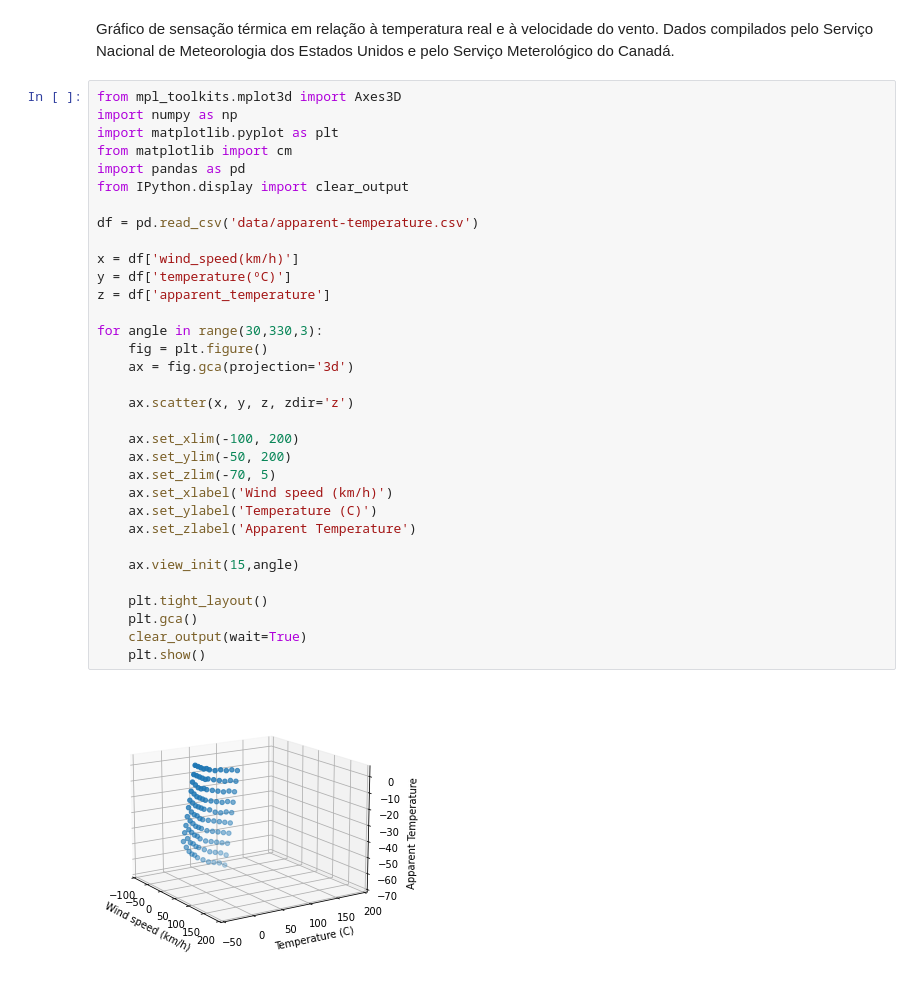
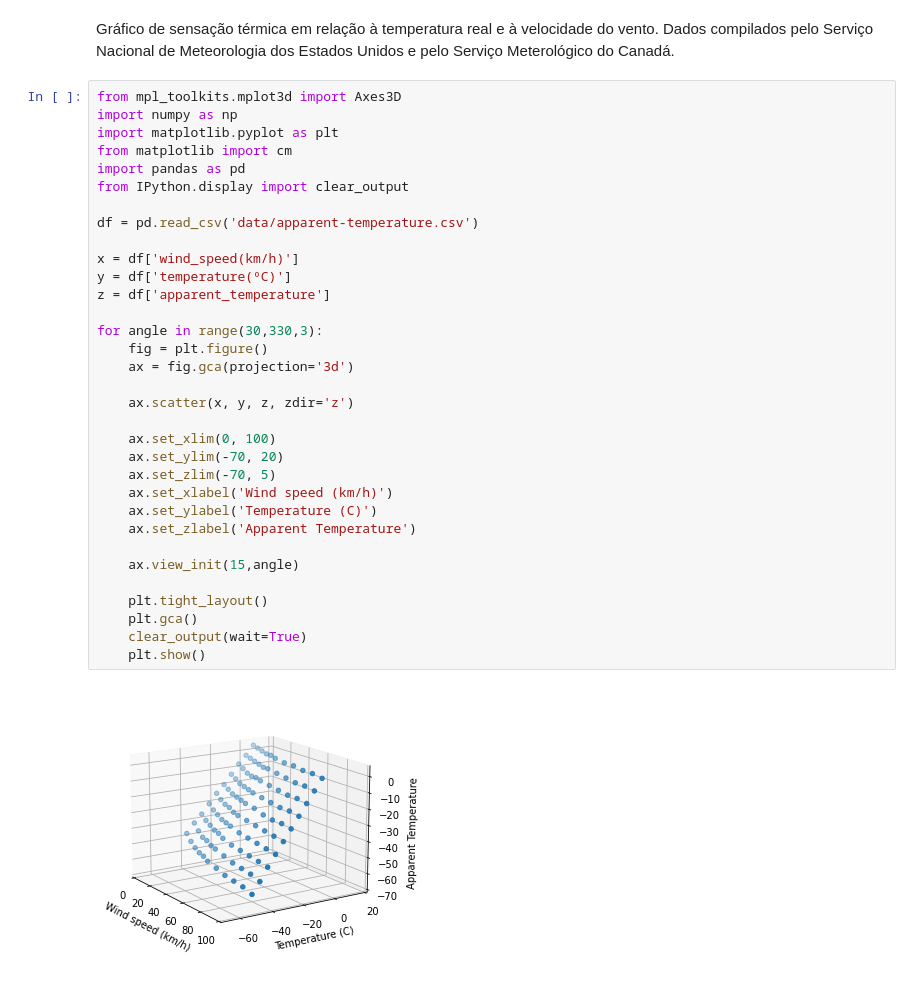
Before and after one commit to leandrocl2005/calculo-2, a Jupyter notebook: apparent-temperature-3d-scatter-plot.ipynb, the cells around one changed output. Saved outputs shown, nothing was run; the diff lists cells and outputs as text.

```diff
--- a/apparent-temperature-3d-scatter-plot.ipynb
+++ b/apparent-temperature-3d-scatter-plot.ipynb
@@ -9,33 +9,33 @@ from mpl_toolkits.mplot3d import Axes3D
 import numpy as np
 import matplotlib.pyplot as plt
 from matplotlib import cm
 import pandas as pd
 from IPython.display import clear_output
 
 df = pd.read_csv('data/apparent-temperature.csv')
 
 x = df['wind_speed(km/h)']
 y = df['temperature(ºC)']
 z = df['apparent_temperature']
 
 for angle in range(30,330,3):
     fig = plt.figure()
     ax = fig.gca(projection='3d')
 
     ax.scatter(x, y, z, zdir='z')
 
-    ax.set_xlim(-100, 200)
-    ax.set_ylim(-50, 200)
+    ax.set_xlim(0, 100)
+    ax.set_ylim(-70, 20)
     ax.set_zlim(-70, 5)
     ax.set_xlabel('Wind speed (km/h)')
     ax.set_ylabel('Temperature (C)')
     ax.set_zlabel('Apparent Temperature')
 
     ax.view_init(15,angle)
 
     plt.tight_layout()
     plt.gca()
     clear_output(wait=True)
     plt.show()
 # %% [output]
-[figure, old version]
+[figure, new version]
```
Also changed, not shown: 1 other file.
